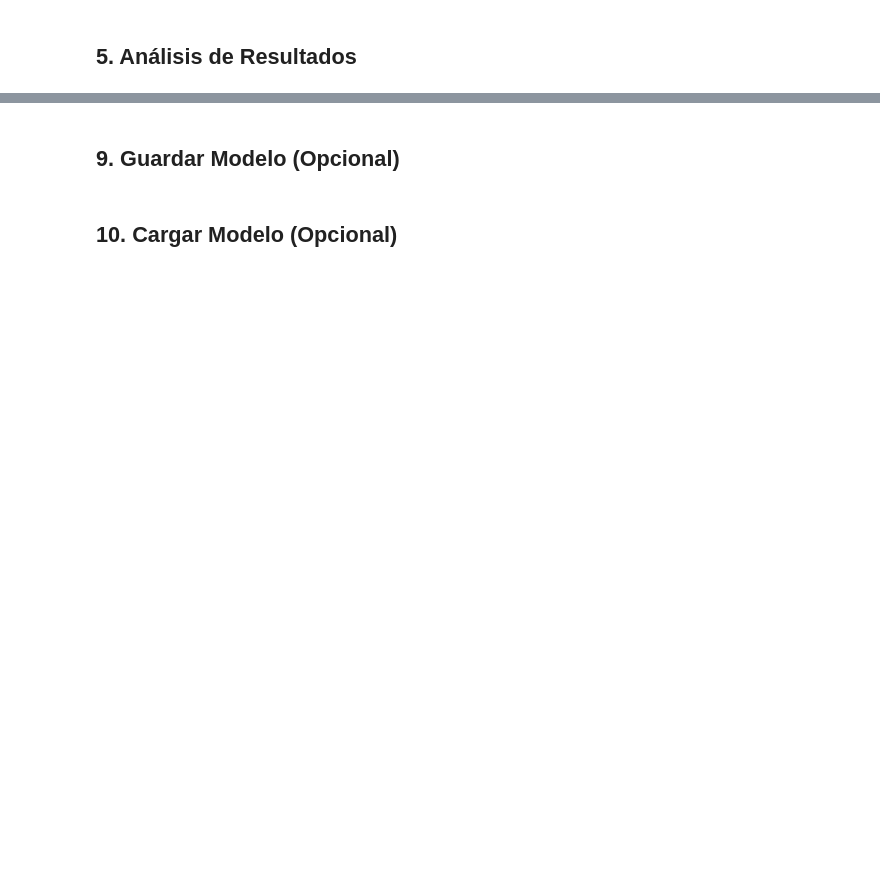
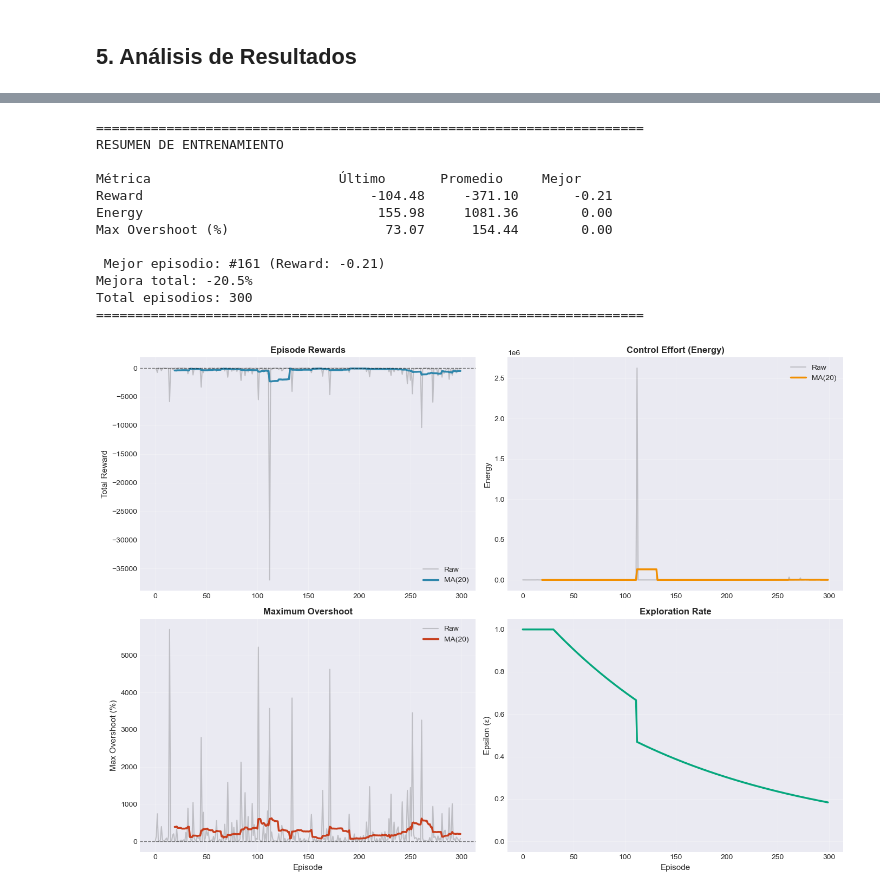
Before and after one commit to valeriaeskenazi/Control-PID-Adaptativo-Inteligente-mediante-Reinforcement-Learning, a Jupyter notebook: Version_4/Pruebas/train_tank_simple.ipynb, the cells around one changed output, grey strips where cells are left out. Drawn from its saved outputs; the diff is of its cells as text; code cells hidden in the pictures; blank space fills up the shorter version.

Commit message:
Notebook para probar tanque simple

```diff
--- a/Version_4/Pruebas/train_tank_simple.ipynb
+++ b/Version_4/Pruebas/train_tank_simple.ipynb
@@ -79,6 +64,7 @@ config = {
     'agent_ctrl_config': {
         'state_dim': 5,   # pv, sp, error, error_integral, error_derivative
         'action_dim': 7,  # 7 acciones discretas (Kp↑, Ki↑, Kd↑, Kp↓, Ki↓, Kd↓, mantener)
+        'n_vars': 1,
         'hidden_dims': (128, 64),
         'lr': 0.001,
         'gamma': 0.99,
@@ -249,5 +213,2 @@ RuntimeError: Index tensor must have the same number of dimensions as input tens
 # %% [markdown]
 ## 5. Análisis de Resultados
-# %%
-# Resumen numérico
-print_training_summary(trainer)
@@ -414,2 +214,0 @@ print("\n✅ La diferencia es clara: el agente aprendió a controlar el tanque!"
-# %% [markdown]
-## 9. Guardar Modelo (Opcional)
@@ -422,2 +214,0 @@ print("\n✅ La diferencia es clara: el agente aprendió a controlar el tanque!"
-# %% [markdown]
-## 10. Cargar Modelo (Opcional)
@@ -535,0 +215,46 @@ except Exception as e:
+# %%
+from Aux.Plots import SimplePlotter, print_summary
+import numpy as np
+
+plotter = SimplePlotter()
+
+# Resumen textual
+print("\n" + "="*70)
+print_summary(
+    episode_rewards=trainer.episode_rewards,
+    episode_energies=trainer.episode_energies,
+    episode_max_overshoots=trainer.episode_max_overshoots,
+    best_episode_idx=np.argmax(trainer.episode_rewards)
+)
+print("="*70)
+
+# Gráficos generales
+plotter.plot_training_overview(
+    episode_rewards=trainer.episode_rewards,
+    episode_energies=trainer.episode_energies,
+    episode_max_overshoots=trainer.episode_max_overshoots,
+    epsilons=trainer.epsilons,
+    window=20
+)
+
+# Evolución de parámetros PID
+plotter.plot_pid_evolution(
+    kp_history=trainer.kp_history,
+    ki_history=trainer.ki_history,
+    kd_history=trainer.kd_history,
+    var_name="Altura del Tanque"
+)
+# %% [output]
+======================================================================
+RESUMEN DE ENTRENAMIENTO
+
+Métrica                        Último       Promedio     Mejor
+Reward                             -104.48     -371.10       -0.21
+Energy                              155.98     1081.36        0.00
+Max Overshoot (%)                    73.07      154.44        0.00
+
+ Mejor episodio: #161 (Reward: -0.21)
+Mejora total: -20.5%
+Total episodios: 300
+======================================================================
+[figure, added]
```
Also changed, not shown: parts of 22 cells of this notebook, 1 other file.
